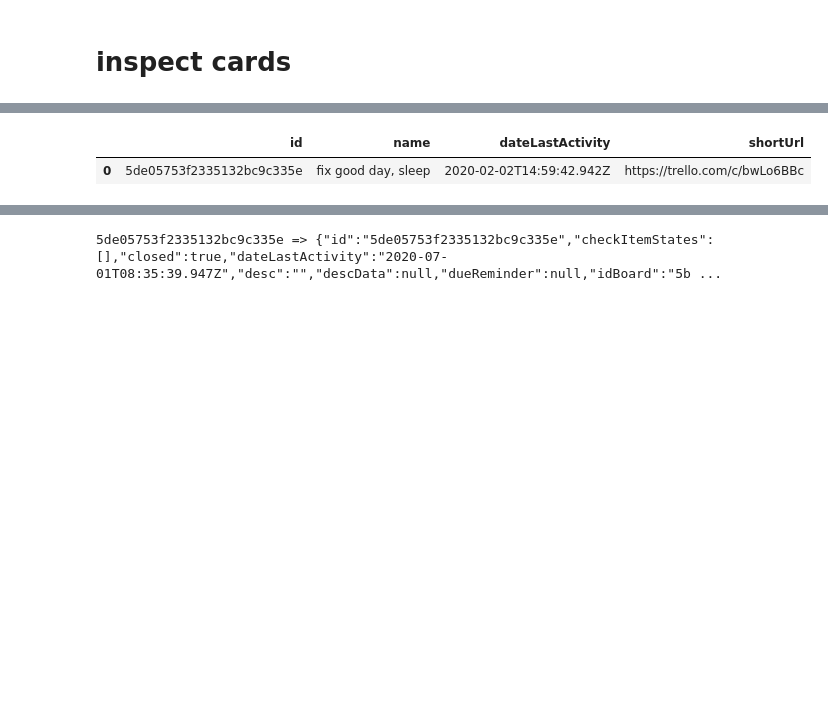
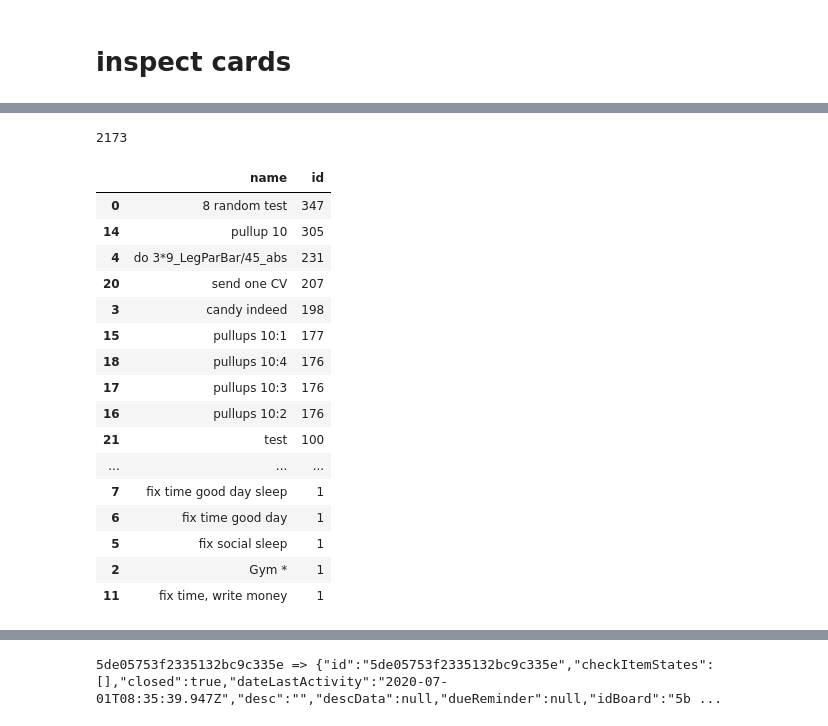
Before and after one commit to nailbiter/for, a Jupyter notebook: forjupiter/2020-07-01-trello-makeup.ipynb, the cells around one changed output, grey strips where cells are left out. Drawn from its saved outputs; the diff is of its cells as text; code cells hidden in the pictures; blank space fills up the shorter version.

```diff
--- a/forjupiter/2020-07-01-trello-makeup.ipynb
+++ b/forjupiter/2020-07-01-trello-makeup.ipynb
@@ -61,12 +61,31 @@ pd.DataFrame(lists.values())
 # %%
 list_id = "5ba121d9717eb68f1713243a"
 cards = {l["id"]:l for l in json.loads(requests.request("GET",f"{url_stem}/1/lists/{list_id}/cards",headers=headers,params=query).text)}
+len(cards)
+# %% [output]
+2173
 # %%
 import pandas as pd
 import re
 
-_df = pd.DataFrame([c for c in cards.values() if re.match("fix good day, sleep",c["name"]) is not None])
-_df if _df.size==0 else _df.loc[:,["id","name","dateLastActivity","shortUrl"]]
+_df = pd.DataFrame([c for c in cards.values()])
+_df = _df.loc[:,["id","name","dateLastActivity","shortUrl"]]
+_df.groupby("name").count().reset_index().loc[:,["name","id"]].sort_values("id",ascending=False)
 # %% [output]
-|  | id | name | dateLastActivity | shortUrl |
-| 0 | 5de05753f2335132bc9c335e | fix good day, sleep | 2020-02-02T14:59:42.942Z | https://trello.com/c/bwLo6BBc |
+|  | name | id |
+| 0 | 8 random test | 347 |
+| 14 | pullup 10 | 305 |
+| 4 | do 3*9_LegParBar/45_abs | 231 |
+| 20 | send one CV | 207 |
+| 3 | candy indeed | 198 |
+| 15 | pullups 10:1 | 177 |
+| 18 | pullups 10:4 | 176 |
+| 17 | pullups 10:3 | 176 |
+| 16 | pullups 10:2 | 176 |
+| 21 | test | 100 |
+| ... | ... | ... |
+| 7 | fix time good day sleep | 1 |
+| 6 | fix time good day | 1 |
+| 5 | fix social sleep | 1 |
+| 2 | Gym * | 1 |
+| 11 | fix time, write money | 1 |
```
Also changed, not shown: parts of 5 cells of this notebook, 5 other files.
